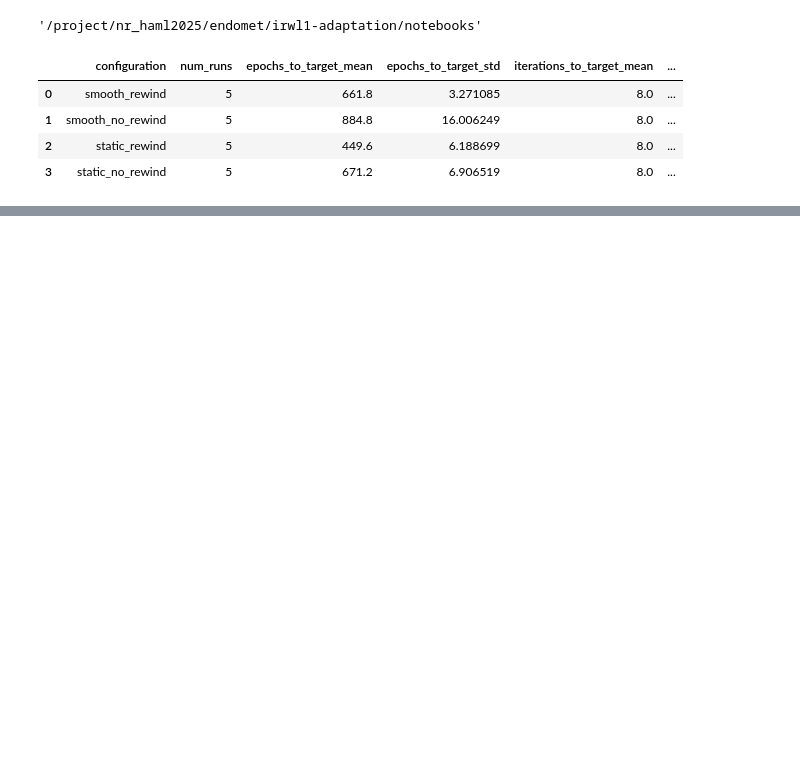
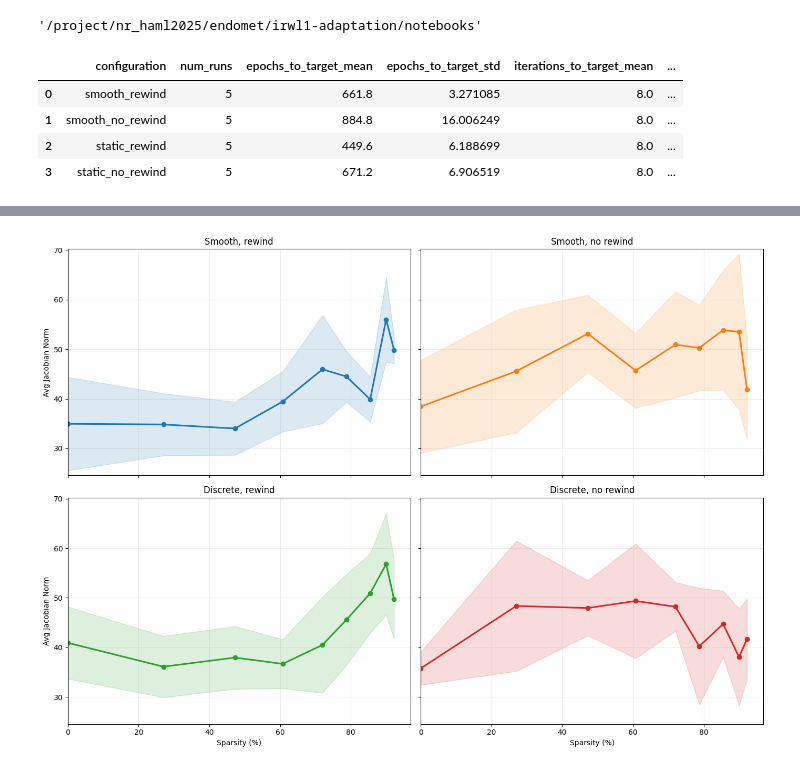
Before and after one commit to VVilmos/irwl1-adaptation, a Jupyter notebook: notebooks/compare_strategies.ipynb, the cells around one changed output, grey strips where cells are left out. Cells and saved outputs as stored; diff of their text form; code cells hidden in the pictures; blank space fills up the shorter version.

Commit message:
jacobian norm, condition number, gradient_variance, epsilon on weight distribution

```diff
--- a/notebooks/compare_strategies.ipynb
+++ b/notebooks/compare_strategies.ipynb
@@ -189,0 +174,69 @@ plt.show()
+# %%
+import numpy as np
+import pandas as pd
+import matplotlib.pyplot as plt
+
+checkpoint_df = pd.read_csv("../results/resnet20_pruning_all_checkpoints.csv").copy()
+checkpoint_df["sparsity_group"] = (checkpoint_df["sparsity"] / 2.25).round() * 2.25
+checkpoint_df["sparsity_group"] = checkpoint_df["sparsity_group"].clip(lower=0.0)
+
+target_column = "avg_jacobian_norm"  # Change this to "avg_jacobian_norm" to plot that metric instead
+comparison_summary = (
+    checkpoint_df
+    .groupby(["configuration", "sparsity_group"], as_index=False)
+    .agg(
+        mean_accuracy=(f"{target_column}", "mean"),
+        std_accuracy=(f"{target_column}", lambda values: values.std(ddof=1)),
+        num_points=(f"{target_column}", "size"),
+    )
+    .sort_values(["configuration", "sparsity_group"])
+)
+
+config_colors = {
+    "smooth_rewind": "tab:blue",
+    "smooth_no_rewind": "tab:orange",
+    "static_rewind": "tab:green",
+    "static_no_rewind": "tab:red",
+}
+
+config_layout = [
+    ("smooth_rewind", "Smooth, rewind"),
+    ("smooth_no_rewind", "Smooth, no rewind"),
+    ("static_rewind", "Discrete, rewind"),
+    ("static_no_rewind", "Discrete, no rewind"),
+]
+
+all_y = comparison_summary["mean_accuracy"].to_numpy()
+all_yerr = comparison_summary["std_accuracy"].fillna(0.0).to_numpy()
+ymin = float(np.min(all_y - all_yerr)) - 1.0
+ymax = float(np.max(all_y + all_yerr)) + 1.0
+
+fig, axes = plt.subplots(2, 2, figsize=(14, 10), sharex=True, sharey=True)
+axes = axes.ravel()
+
+for ax, (config_name, title) in zip(axes, config_layout):
+    config_df = comparison_summary[comparison_summary["configuration"] == config_name].sort_values("sparsity_group")
+    x = config_df["sparsity_group"].to_numpy()
+    y = config_df["mean_accuracy"].to_numpy()
+    yerr = config_df["std_accuracy"].fillna(0.0).to_numpy()
+    color = config_colors[config_name]
+
+    ax.plot(x, y, marker="o", linewidth=2.2, color=color)
+    ax.fill_between(x, y - yerr, y + yerr, color=color, alpha=0.16)
+    ax.set_title(title)
+    ax.set_xlim(left=0)
+    ax.set_ylim(ymin, ymax)
+    ax.grid(True, alpha=0.25)
+
+for ax in axes[2:]:
+    ax.set_xlabel("Sparsity (%)")
+for ax in axes[::2]:
+    ax.set_ylabel(f"{target_column.replace('_', ' ').title()}")
+
+#fig.suptitle("Sparsity-accuracy curves by configuration", y=1.02)
+fig.tight_layout()
+plt.show()
+
+#comparison_summary
+# %% [output]
+[figure, added]
```
Also changed, not shown: parts of 7 cells of this notebook, 13 other files.
